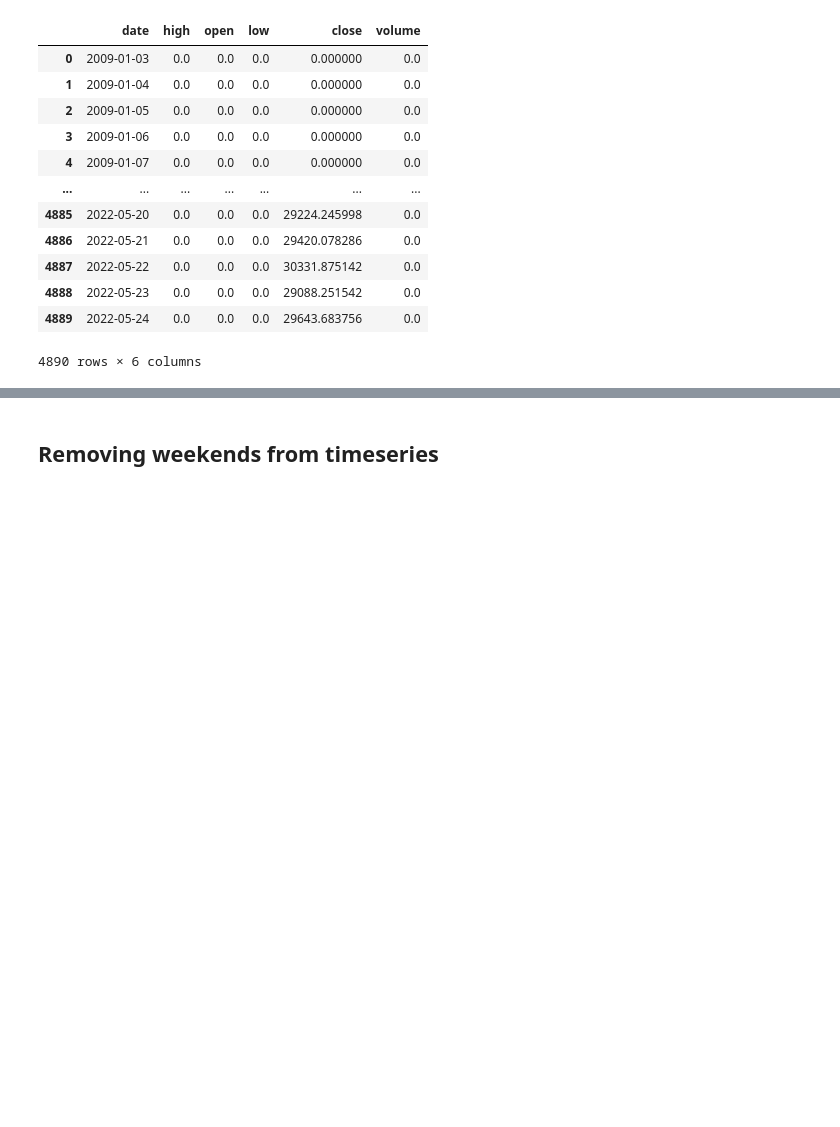
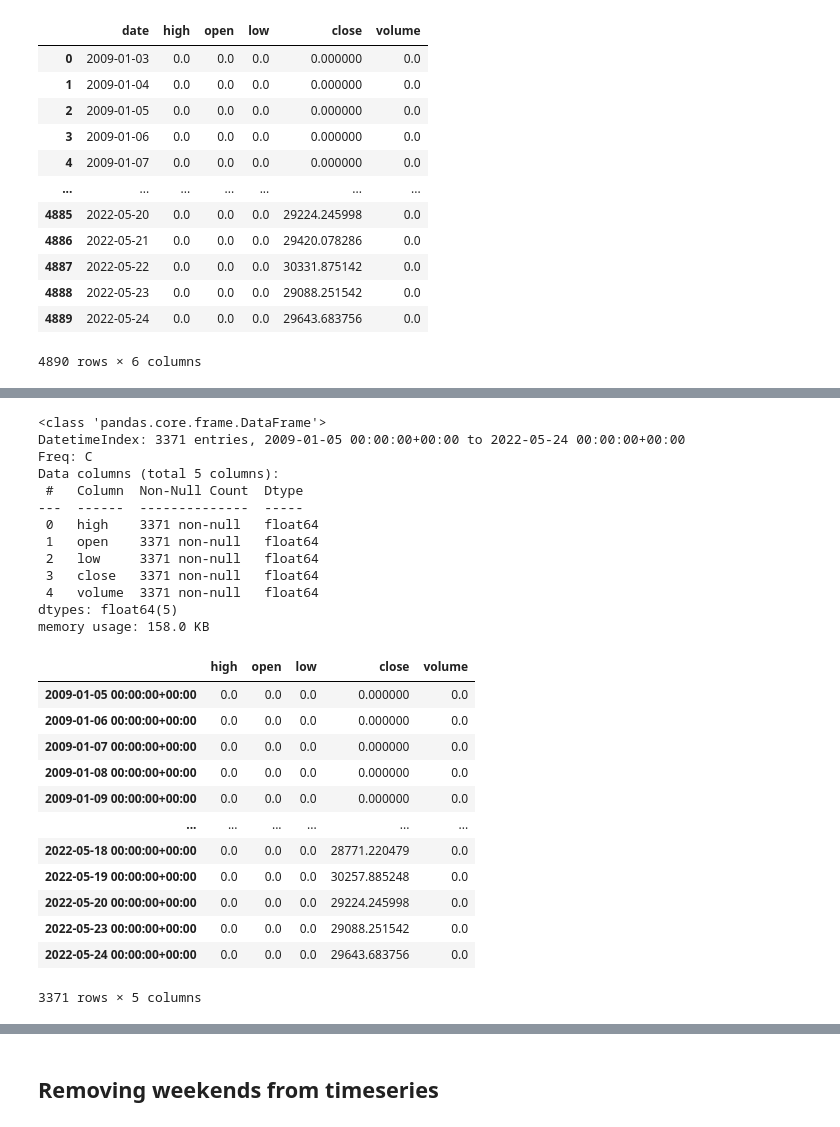
Before and after one commit to francoishcm/BackTesting, a Jupyter notebook: Zipline_Reloaded_BacktestEngine_7_05072022.ipynb, the cells around one changed output, grey strips where cells are left out. Cells and saved outputs as stored; diff of their text form; code cells hidden in the pictures; blank space fills up the shorter version.

```diff
--- a/Zipline_Reloaded_BacktestEngine_7_05072022.ipynb
+++ b/Zipline_Reloaded_BacktestEngine_7_05072022.ipynb
@@ -1344,14 +1284,45 @@ print(raw_data.index.date)
 # %%
 from zipline import get_calendar
 
 # Get all expected trading sessions in this range and reindex.
 sessions = get_calendar('NYSE').sessions_in_range('2009-01-05', '2022-05-24')
 
-btc = raw_data.reindex(sessions)
+"""
+btc = new.reindex(sessions)
+"""
+
+btc = new.reindex(sessions)
 
 btc.info()
 
 btc
+# %% [output]
+<class 'pandas.core.frame.DataFrame'>
+DatetimeIndex: 3371 entries, 2009-01-05 00:00:00+00:00 to 2022-05-24 00:00:00+00:00
+Freq: C
+Data columns (total 5 columns):
+ #   Column  Non-Null Count  Dtype
+---  ------  --------------  -----
+ 0   high    3371 non-null   float64
+ 1   open    3371 non-null   float64
+ 2   low     3371 non-null   float64
+ 3   close   3371 non-null   float64
+ 4   volume  3371 non-null   float64
+dtypes: float64(5)
+memory usage: 158.0 KB
+|  | high | open | low | close | volume |
+| 2009-01-05 00:00:00+00:00 | 0.0 | 0.0 | 0.0 | 0.000000 | 0.0 |
+| 2009-01-06 00:00:00+00:00 | 0.0 | 0.0 | 0.0 | 0.000000 | 0.0 |
+| 2009-01-07 00:00:00+00:00 | 0.0 | 0.0 | 0.0 | 0.000000 | 0.0 |
+| 2009-01-08 00:00:00+00:00 | 0.0 | 0.0 | 0.0 | 0.000000 | 0.0 |
+| 2009-01-09 00:00:00+00:00 | 0.0 | 0.0 | 0.0 | 0.000000 | 0.0 |
+| ... | ... | ... | ... | ... | ... |
+| 2022-05-18 00:00:00+00:00 | 0.0 | 0.0 | 0.0 | 28771.220479 | 0.0 |
+| 2022-05-19 00:00:00+00:00 | 0.0 | 0.0 | 0.0 | 30257.885248 | 0.0 |
+| 2022-05-20 00:00:00+00:00 | 0.0 | 0.0 | 0.0 | 29224.245998 | 0.0 |
+| 2022-05-23 00:00:00+00:00 | 0.0 | 0.0 | 0.0 | 29088.251542 | 0.0 |
+| 2022-05-24 00:00:00+00:00 | 0.0 | 0.0 | 0.0 | 29643.683756 | 0.0 |
+3371 rows × 5 columns
 # %%
 #Reset index
 btc.reset_index(inplace = True)
```
Also changed, not shown: parts of 12 cells of this notebook.
